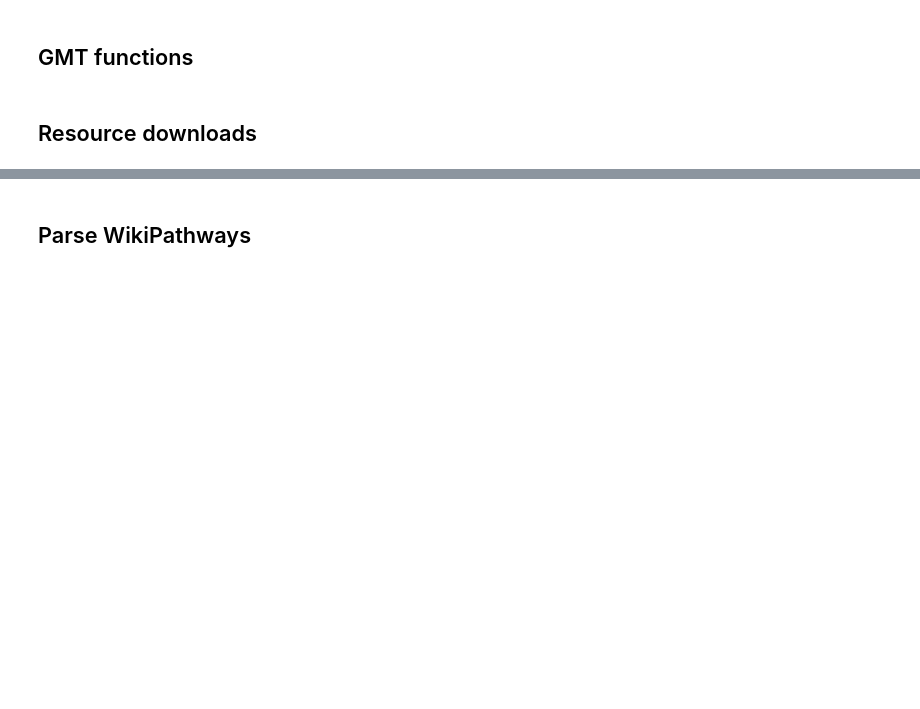
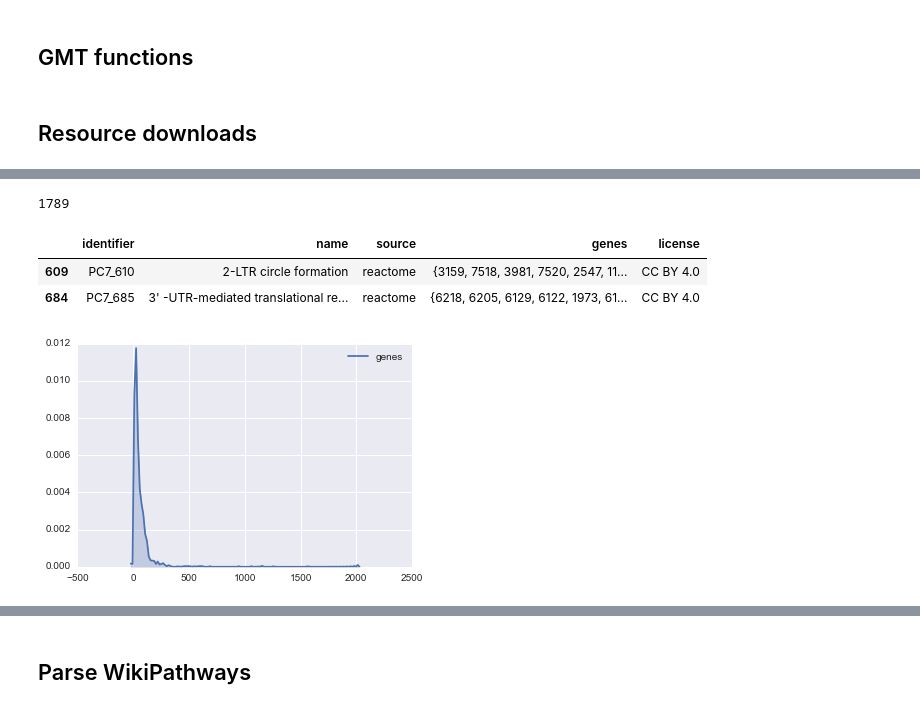
Before and after one commit to dhimmel/pathways, a Jupyter notebook: merge-resources.ipynb, the cells around one changed output, grey strips where cells are left out. Cells and saved outputs as stored; diff of their text form; code cells hidden in the pictures; blank space fills up the shorter version.

```diff
--- a/merge-resources.ipynb
+++ b/merge-resources.ipynb
@@ -16,6 +20,10 @@ url = 'https://raw.githubusercontent.com/dhimmel/entrez-gene/5352b31e04ec136e99d
 entrez_df = pandas.read_table(url, dtype={'GeneID': str})
 human_genes = set(entrez_df.GeneID)
 human_coding_genes = set(entrez_df[entrez_df.type_of_gene == 'protein-coding'].GeneID)
+# %%
+url = 'https://raw.githubusercontent.com/dhimmel/entrez-gene/a7362748a34211e5df6f2d185bb3246279760546/data/symbol-map.json'
+symbol_to_entrez = json.loads(requests.get(url).text)
+symbol_to_entrez = {k: str(v) for k, v in symbol_to_entrez.items()}
 # %% [markdown]
 ## GMT functions
 # %%
@@ -43,0 +108,23 @@ Last-modified header missing -- time-stamps turned off.
+# %%
+# Filter by provider (source)
+keep = {'reactome', 'pid'}
+pc_df = pc_df.query("source in @keep")
+len(pc_df)
+# %% [output]
+1789
+# %%
+source_to_license = {
+    'reactome': 'CC BY 4.0',
+    'pid': 'CC0 1.0',
+}
+pc_df['license'] = pc_df['source'].map(source_to_license)
+pc_df.head(2)
+# %% [output]
+|  | identifier | name | source | genes | license |
+| 609 | PC7_610 | 2-LTR circle formation | reactome | {3159, 7518, 3981, 7520, 2547, 11... | CC BY 4.0 |
+| 684 | PC7_685 | 3' -UTR-mediated translational re... | reactome | {6218, 6205, 6129, 6122, 1973, 61... | CC BY 4.0 |
+# %%
+# Density plot of genes per pathway
+seaborn.kdeplot(pc_df.genes.map(len), shade=True);
+# %% [output]
+[figure, added]
```
Also changed, not shown: parts of 25 cells of this notebook, 6 other files.
